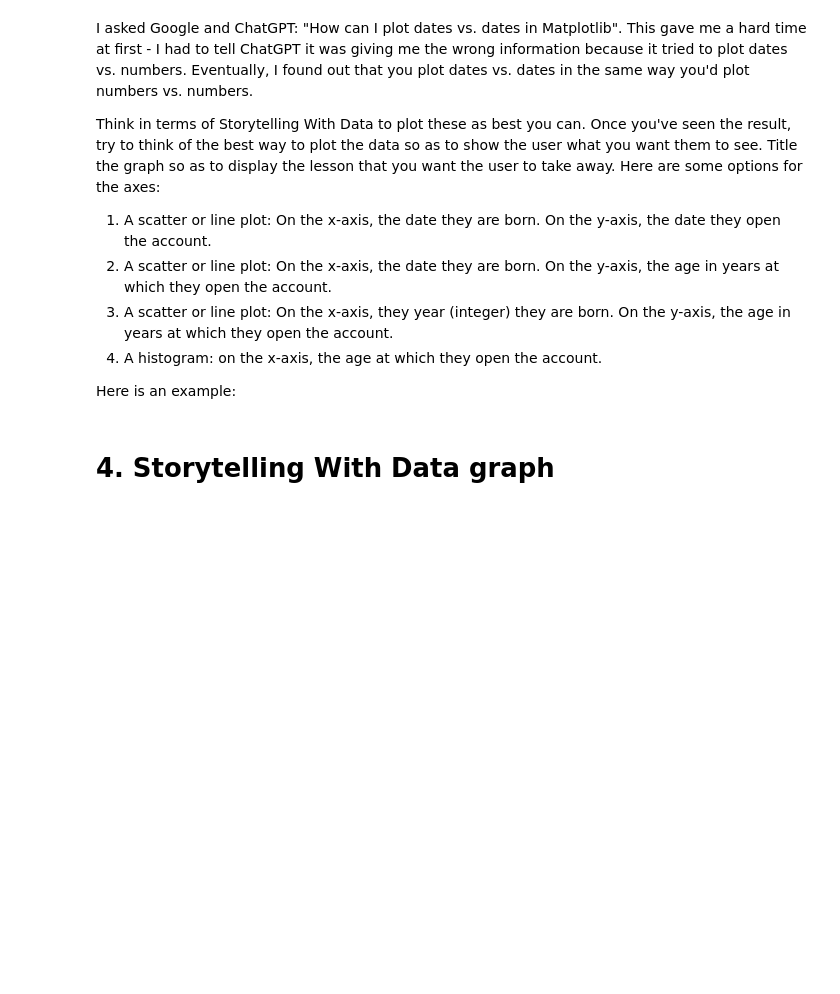
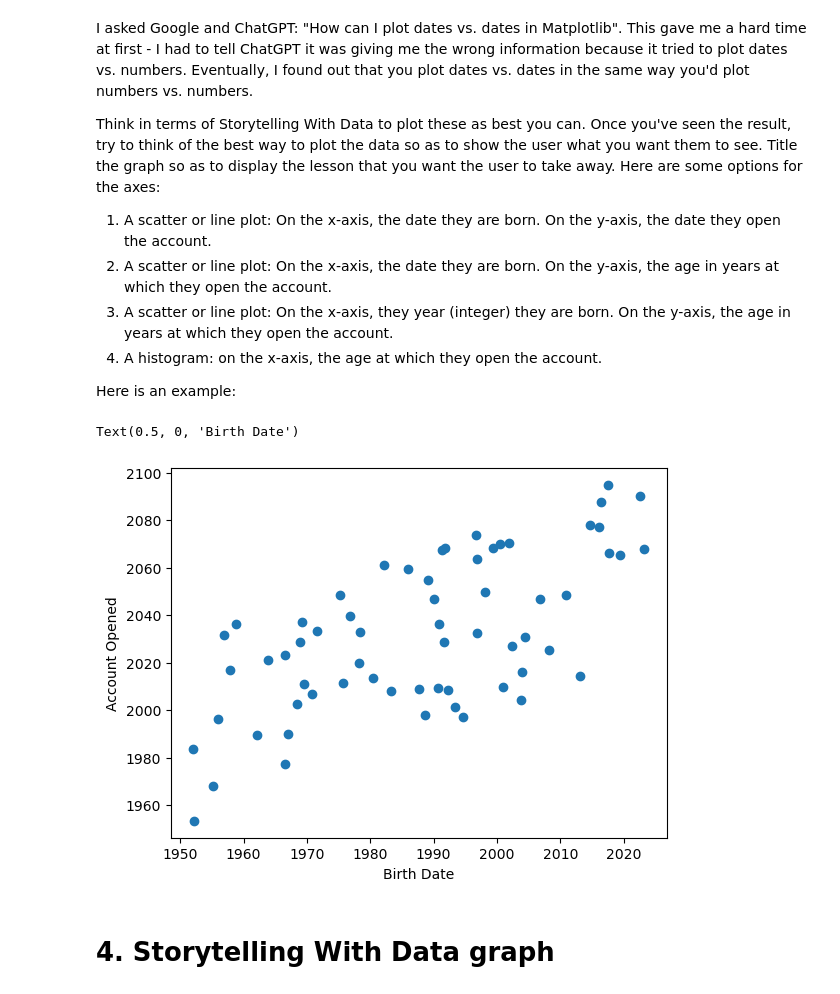
Before and after one commit to veniola/Module-B-semester-2, a Jupyter notebook: OMDS-MODB2-Week1-Eniola-Victoria.ipynb, the cells around one changed output. Cells and saved outputs as stored; diff of their text form; code cells hidden in the pictures; blank space fills up the shorter version.

```diff
--- a/OMDS-MODB2-Week1-Eniola-Victoria.ipynb
+++ b/OMDS-MODB2-Week1-Eniola-Victoria.ipynb
@@ -264,3 +267,10 @@ Now try it on your own:
 Suggested Google search or ChatGPT prompt: "how do I remove rows with null values in a pandas DataFrame?"
 
 Suggested Google search or ChatGPT prompt: "how do I fill in null values in a pandas DataFrame?"
+# %%
+# Create new df instead of copying, drop null rows
+df_remove_null = df_bank_datefix.dropna().copy()
+df_remove_null.isna().any()
+
+# Check  non-null counts
+df_remove_null.info()
@@ -357,10 +454,13 @@ Here is an example:
 # %%
 import matplotlib.pyplot as plt
 
 ax = plt.gca() # get an "Axes" object to draw on; gca stands for "get current Axes"
-ax.scatter(df2["BirthDate"], df2["AccountOpened"]) # create a scatter plot based on these two dates
+ax.scatter(df_remove_null["BirthDate"], df_remove_null["AccountOpened"]) # create a scatter plot based on these two dates
 ax.set_ylabel("Account Opened") # label the y axis
 ax.set_xlabel("Birth Date") # label the x axis
+# %% [output]
+Text(0.5, 0, 'Birth Date')
+[figure, added]
 # %% [markdown]
 # 4. Storytelling With Data graph
 # %% [markdown]
```
Also changed, not shown: parts of 11 cells of this notebook, 1 other file.
